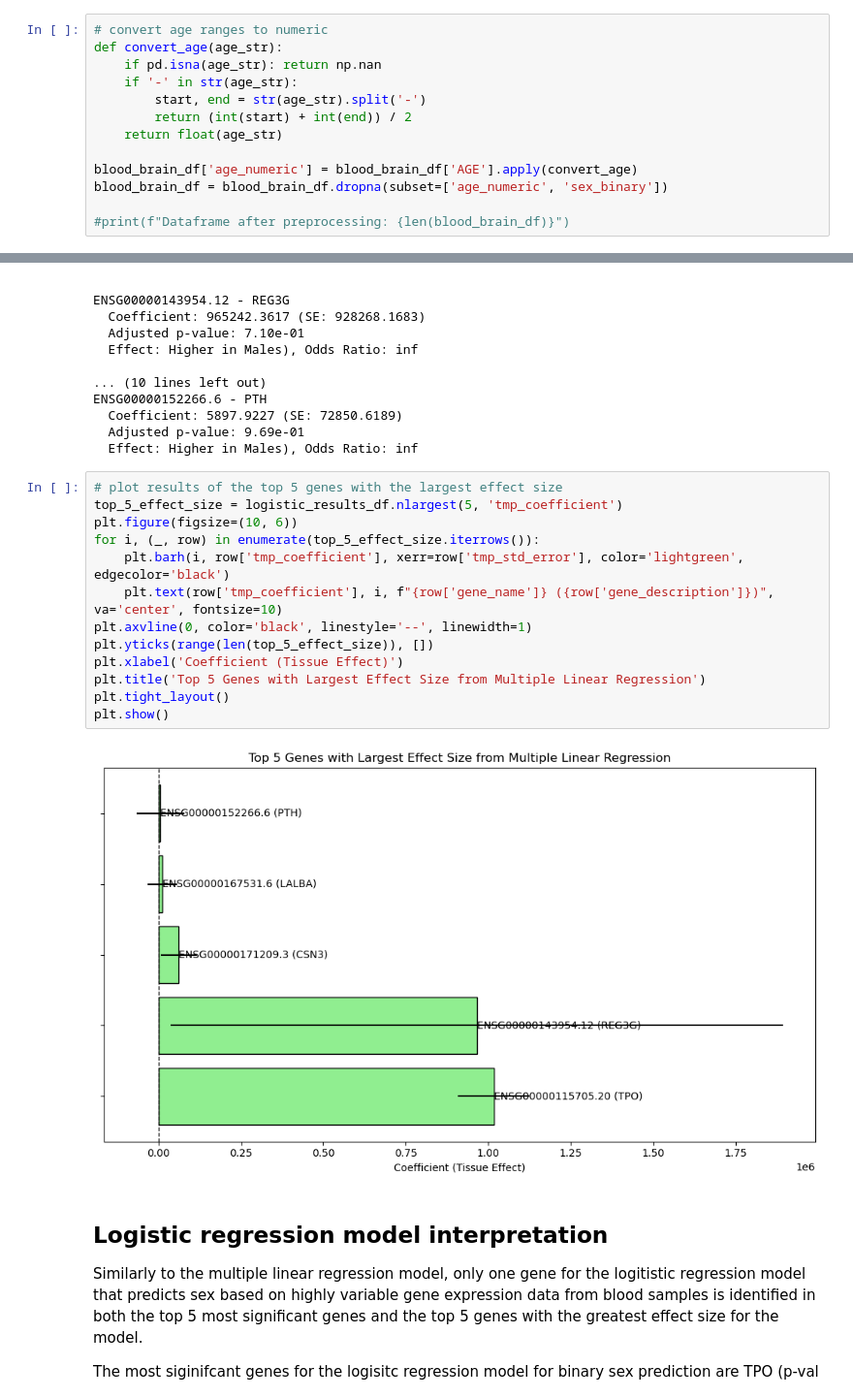
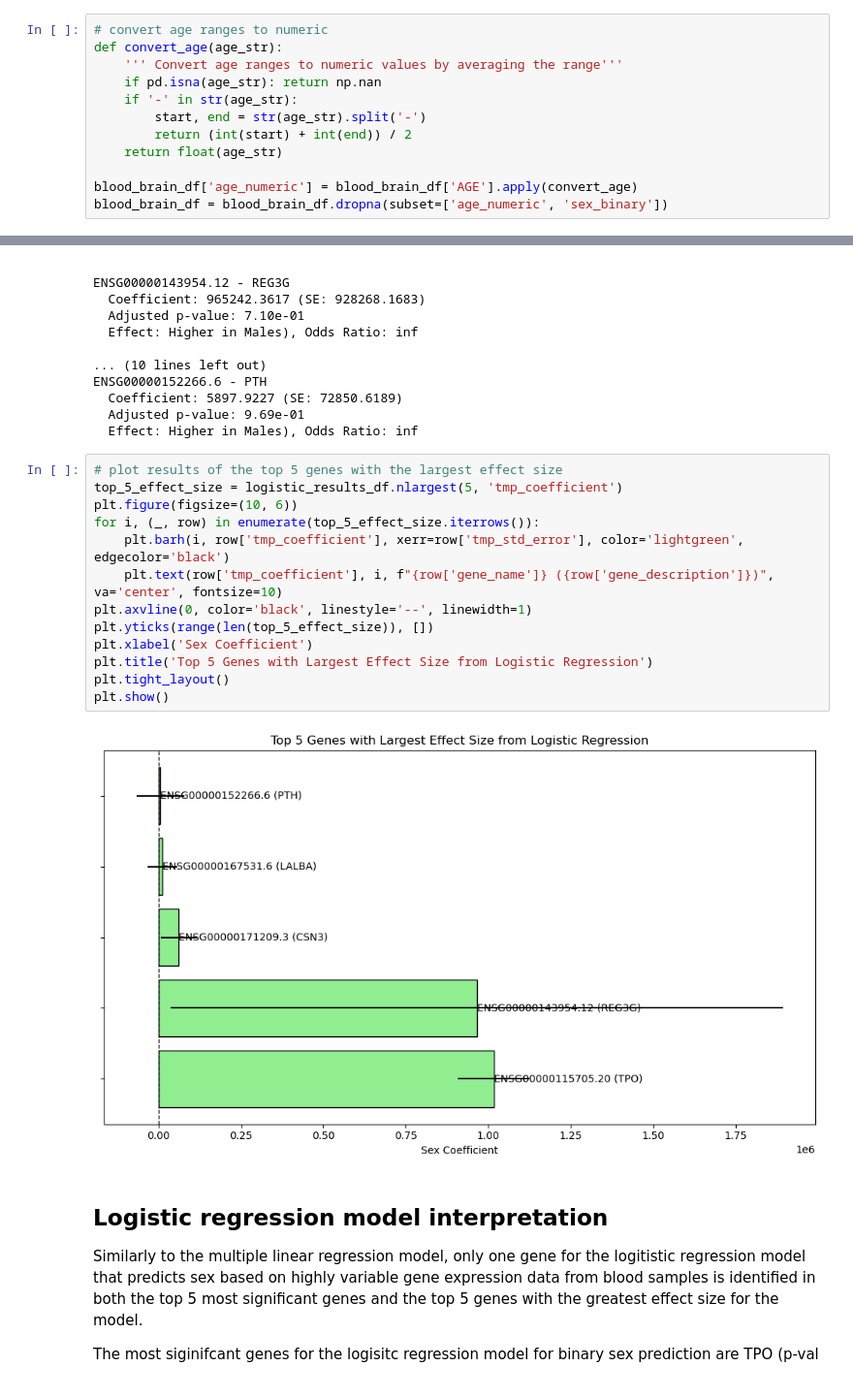
Before and after one commit to emilyekstrum/cu-cpbs-7602, a Jupyter notebook: assignment02/assignment02_notebook.ipynb, the cells around one changed output, grey strips where cells are left out. Shown at 97% size. Drawn from its saved outputs; the diff is of its cells as text.

```diff
--- a/assignment02/assignment02_notebook.ipynb
+++ b/assignment02/assignment02_notebook.ipynb
@@ -129,6 +125,7 @@ blood_brain_df['sex_binary'] = (blood_brain_df['SEX'] == 1).astype(int)
 # %%
 # convert age ranges to numeric
 def convert_age(age_str):
+    ''' Convert age ranges to numeric values by averaging the range'''
     if pd.isna(age_str): return np.nan
     if '-' in str(age_str):
         start, end = str(age_str).split('-')
@@ -137,5 +134,3 @@ def convert_age(age_str):
 
 blood_brain_df['age_numeric'] = blood_brain_df['AGE'].apply(convert_age)
 blood_brain_df = blood_brain_df.dropna(subset=['age_numeric', 'sex_binary'])
-
-#print(f"Dataframe after preprocessing: {len(blood_brain_df)}")
@@ -506,18 +493,18 @@ ENSG00000152266.6 - PTH
 # %%
 # plot results of the top 5 genes with the largest effect size
 top_5_effect_size = logistic_results_df.nlargest(5, 'tmp_coefficient')
 plt.figure(figsize=(10, 6))
 for i, (_, row) in enumerate(top_5_effect_size.iterrows()):
     plt.barh(i, row['tmp_coefficient'], xerr=row['tmp_std_error'], color='lightgreen', edgecolor='black')
     plt.text(row['tmp_coefficient'], i, f"{row['gene_name']} ({row['gene_description']})", va='center', fontsize=10)
 plt.axvline(0, color='black', linestyle='--', linewidth=1)
 plt.yticks(range(len(top_5_effect_size)), [])
-plt.xlabel('Coefficient (Tissue Effect)')
-plt.title('Top 5 Genes with Largest Effect Size from Multiple Linear Regression')
+plt.xlabel('Sex Coefficient')
+plt.title('Top 5 Genes with Largest Effect Size from Logistic Regression')
 plt.tight_layout()
 plt.show()
 # %% [output]
-[figure, old version]
+[figure, new version]
 # %% [markdown]
 ## Logistic regression model interpretation
 
```
Also changed, not shown: parts of 12 cells of this notebook.
